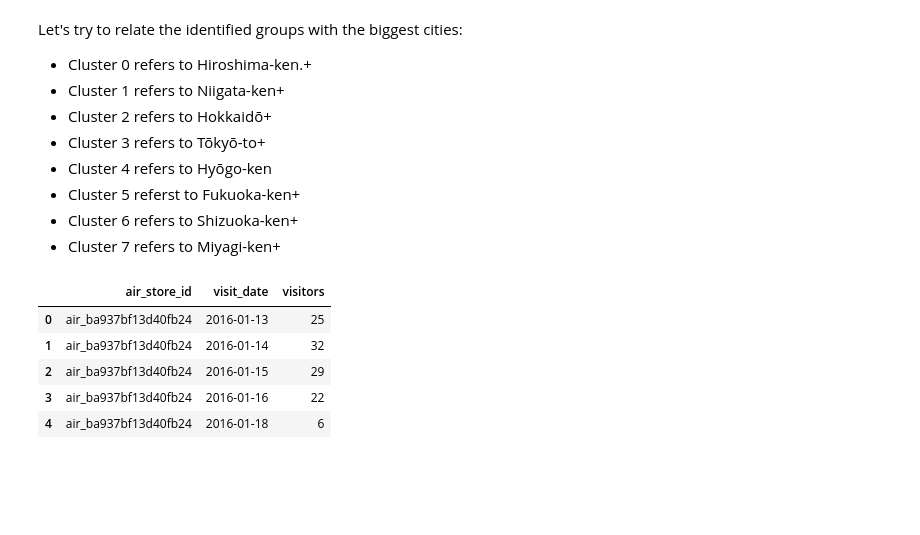
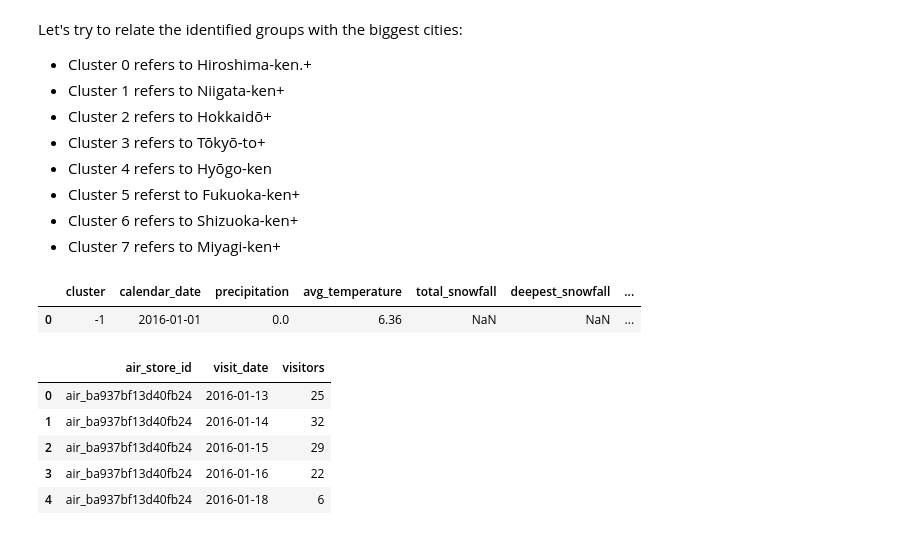
Before and after one commit to galiii/Recruit-Restaurant-Visitor-Forecasting1, a Jupyter notebook: eda/Data engineering.ipynb, the cells around one changed output. Drawn from its saved outputs; the diff is of its cells as text; code cells hidden in the pictures; blank space fills up the shorter version.

```diff
--- a/eda/Data engineering.ipynb
+++ b/eda/Data engineering.ipynb
@@ -762,6 +797,12 @@ wd['cluster'] = warea
 #wd.area_name
 # %%
 wd['calendar_date'] = pd.to_datetime(wd.calendar_date).dt.date
+# %%
+wdg = wd.groupby(['cluster','calendar_date'],as_index=False).mean()
+wdg.head(1)
+# %% [output]
+|  | cluster | calendar_date | precipitation | avg_temperature | total_snowfall | deepest_snowfall | ... |
+| 0 | -1 | 2016-01-01 | 0.0 | 6.36 | NaN | NaN | ... |
 # %%
 airvisit.head()
 # %% [output]
```
Also changed, not shown: parts of 7 cells of this notebook, 2 other files.
